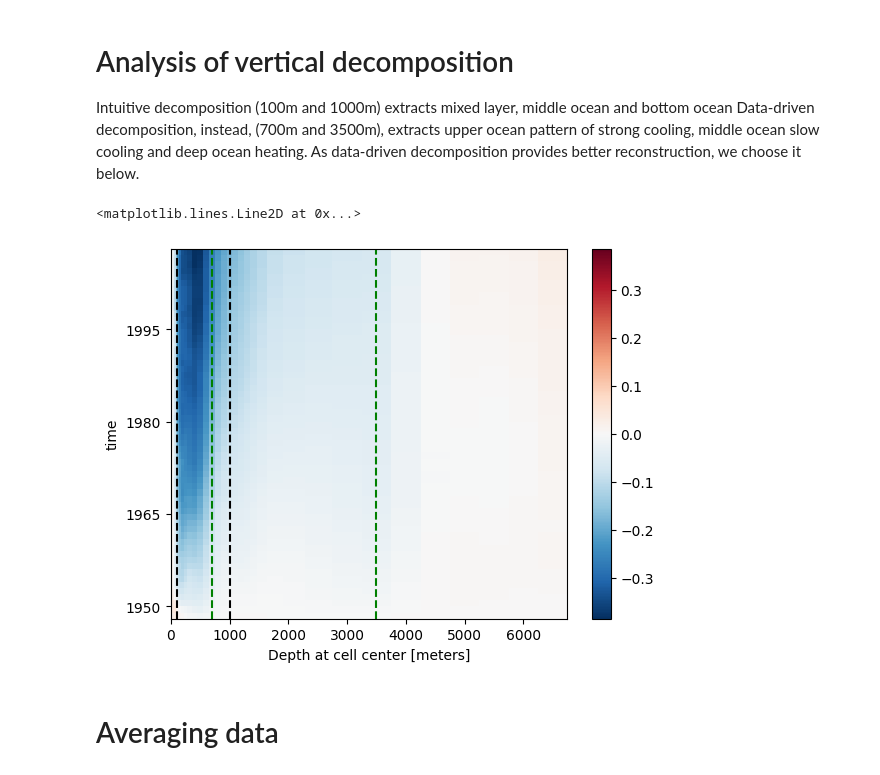
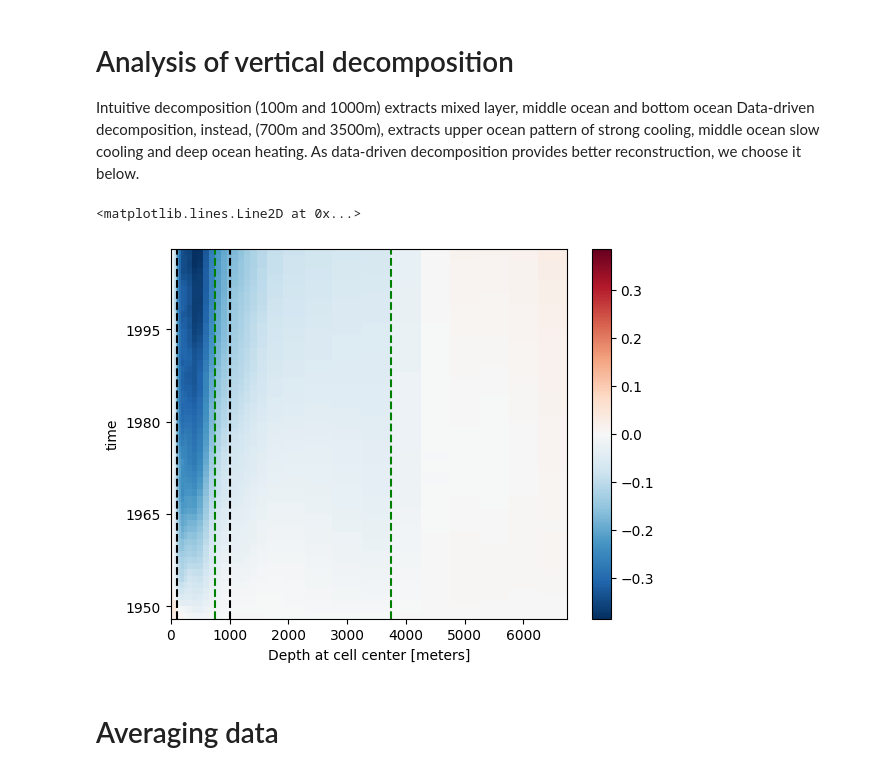
Before and after one commit to m2lines/calibration-MOM6, a Jupyter notebook: notebooks/prepare-thetao-dataset.ipynb, the cells around one changed output. Cells and saved outputs as stored; diff of their text form; code cells hidden in the pictures.

```diff
--- a/notebooks/prepare-thetao-dataset.ipynb
+++ b/notebooks/prepare-thetao-dataset.ipynb
@@ -273,9 +273,9 @@ ann = xr.open_mfdataset(files, parallel=True, combine='nested', compat='no_confl
 def ave2d(array, param):
     return (array * param.dxt * param.dyt * param.mask_nan).sum(['xh','yh']) / (param.dxt * param.dyt * param.mask_nan).sum(['xh','yh'])
 # %%
-param['mask_nan'] = xr.where(np.isnan(thetao.isel(time=0)),np.nan,1.)
-param['dz'] = xr.DataArray(np.diff(ds.z_i), dims='z_l', coords={'z_l': ds.z_l})
-param['z_i'] = ds.z_i
+param['mask_nan'] = xr.where(np.isnan(control.thetao.isel(time=0)),np.nan,1.)
+param['dz'] = xr.DataArray(np.diff(control.z_i), dims='z_l', coords={'z_l': control.z_l})
+param['z_i'] = control.z_i
 # %%
 with ProgressBar():
     response = ave2d(ann.thetao - control.thetao, param).compute()
@@ -348,13 +362,13 @@ Data-driven decomposition, instead, (700m and 3500m), extracts upper ocean patte
 # %%
 response.plot()
 plt.axvline(x=100, color='k', linewidth=1.5, ls='--')
 plt.axvline(x=1000, color='k', linewidth=1.5, ls='--')
 
-plt.axvline(x=700, color='g', linewidth=1.5, ls='--')
-plt.axvline(x=3500, color='g', linewidth=1.5, ls='--')
+plt.axvline(x=750, color='g', linewidth=1.5, ls='--')
+plt.axvline(x=3750, color='g', linewidth=1.5, ls='--')
 # %% [output]
 <matplotlib.lines.Line2D at 0x...>
-[figure, old version]
+[figure, new version]
 # %% [markdown]
 # Averaging data
 # %%
```
Also changed, not shown: parts of 31 cells of this notebook, 1 other file.
